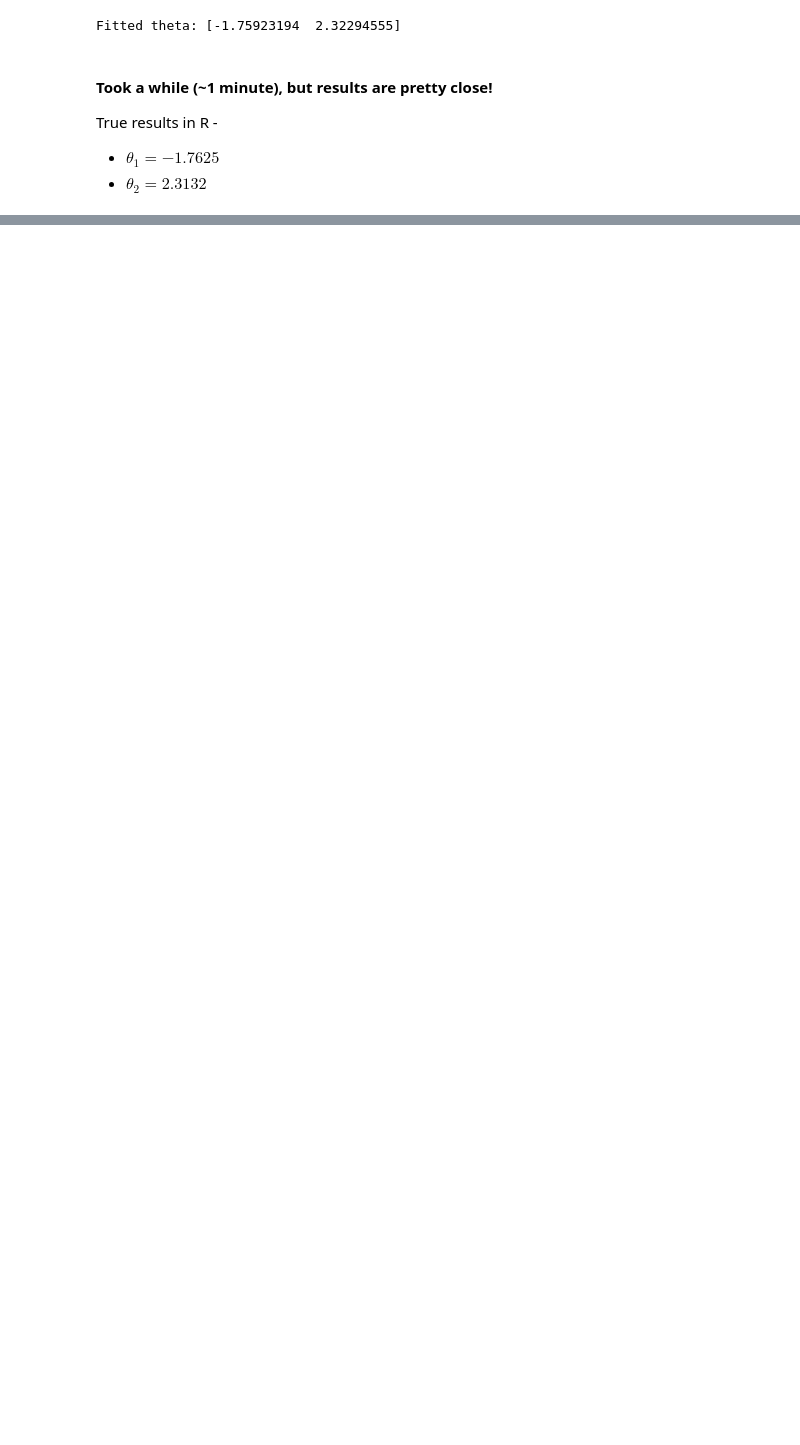
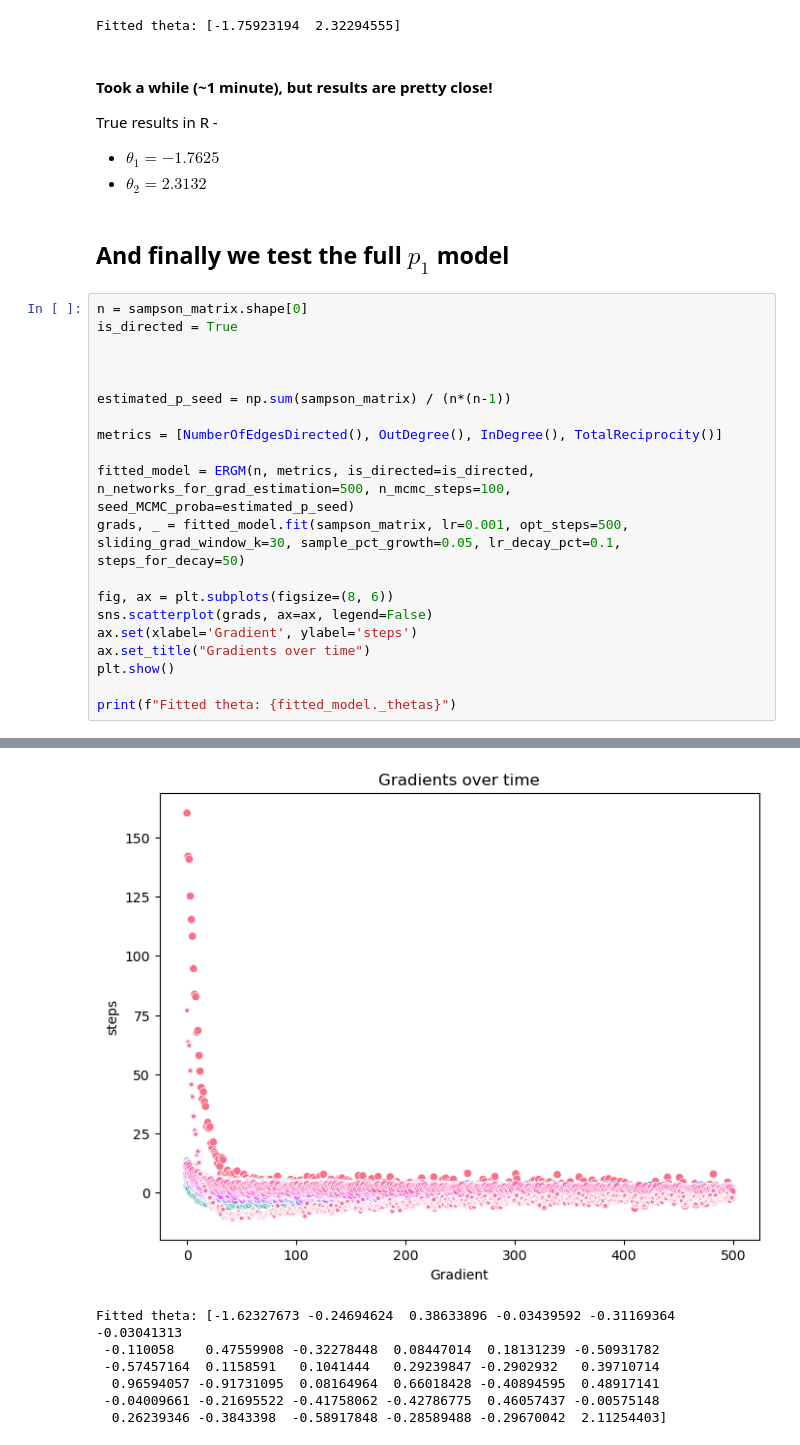
Before and after one commit to tomtalp/pyERGM, a Jupyter notebook: examples/first_example.ipynb, the cells around one changed output, grey strips where cells are left out. Drawn from its saved outputs; the diff is of its cells as text; blank space fills up the shorter version.

Commit message:
Finished sender receiver metrics + ergm model bug fix + full p1 example in notebook

```diff
--- a/examples/first_example.ipynb
+++ b/examples/first_example.ipynb
@@ -104,3 +104,26 @@ Fitted theta: [-1.75923194  2.32294555]
 True results in R -
 * $\theta_1 = -1.7625$
 * $\theta_2 = 2.3132$
+# %% [markdown]
+## And finally we test the full $p_1$ model
+# %%
+n = sampson_matrix.shape[0]
+is_directed = True
+
+
+
+estimated_p_seed = np.sum(sampson_matrix) / (n*(n-1))
+
+metrics = [NumberOfEdgesDirected(), OutDegree(), InDegree(), TotalReciprocity()]
+
+fitted_model = ERGM(n, metrics, is_directed=is_directed, n_networks_for_grad_estimation=500, n_mcmc_steps=100, seed_MCMC_proba=estimated_p_seed)
+grads, _ = fitted_model.fit(sampson_matrix, lr=0.001, opt_steps=500, sliding_grad_window_k=30, sample_pct_growth=0.05, lr_decay_pct=0.1, steps_for_decay=50)
+
+fig, ax = plt.subplots(figsize=(8, 6))
+sns.scatterplot(grads, ax=ax, legend=False)
+ax.set(xlabel='Gradient', ylabel='steps')
+ax.set_title("Gradients over time")
+plt.show()
+
+print(f"Fitted theta: {fitted_model._thetas}")
+# %% [output]
@@ -106,0 +147,7 @@ True results in R -
+[figure, added]
+Fitted theta: [-1.62327673 -0.24694624  0.38633896 -0.03439592 -0.31169364 -0.03041313
+ -0.110058    0.47559908 -0.32278448  0.08447014  0.18131239 -0.50931782
+ -0.57457164  0.1158591   0.1041444   0.29239847 -0.2902932   0.39710714
+  0.96594057 -0.91731095  0.08164964  0.66018428 -0.40894595  0.48917141
+ -0.04009661 -0.21695522 -0.41758062 -0.42786775  0.46057437 -0.00575148
+  0.26239346 -0.3843398  -0.58917848 -0.28589488 -0.29670042  2.11254403]
```
Also changed, not shown: parts of 4 cells of this notebook, 3 other files.
